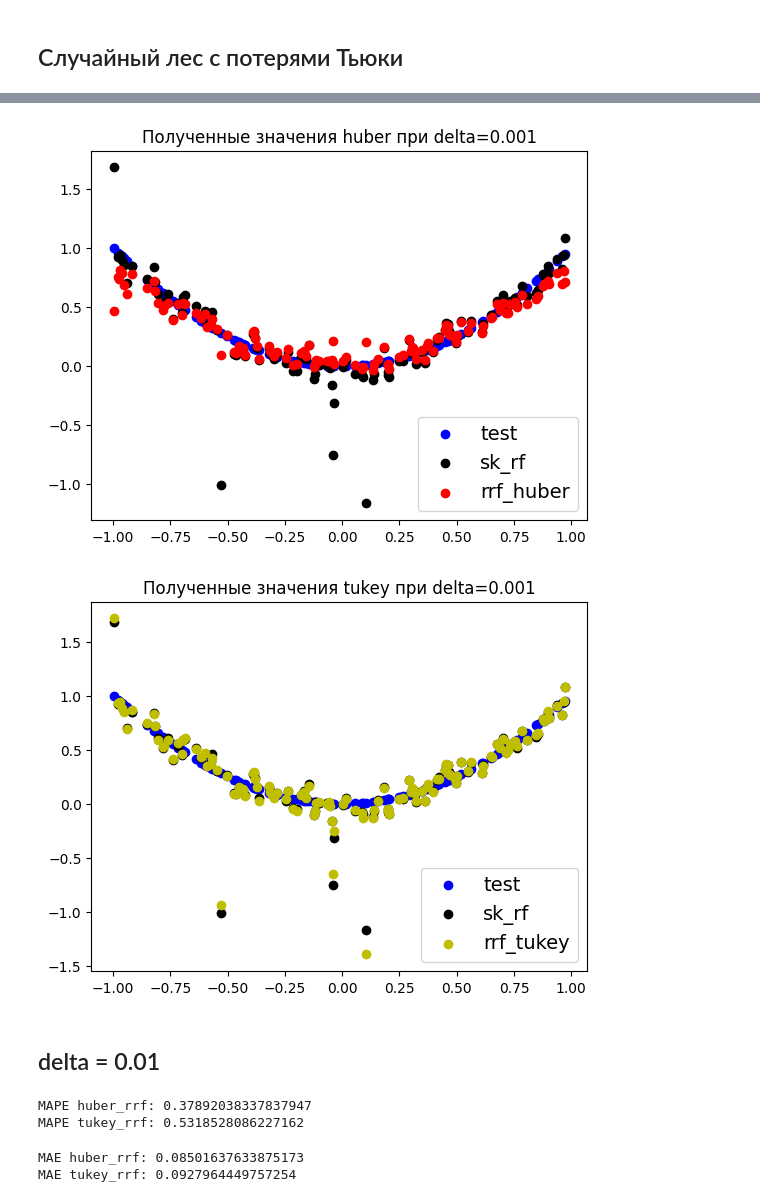
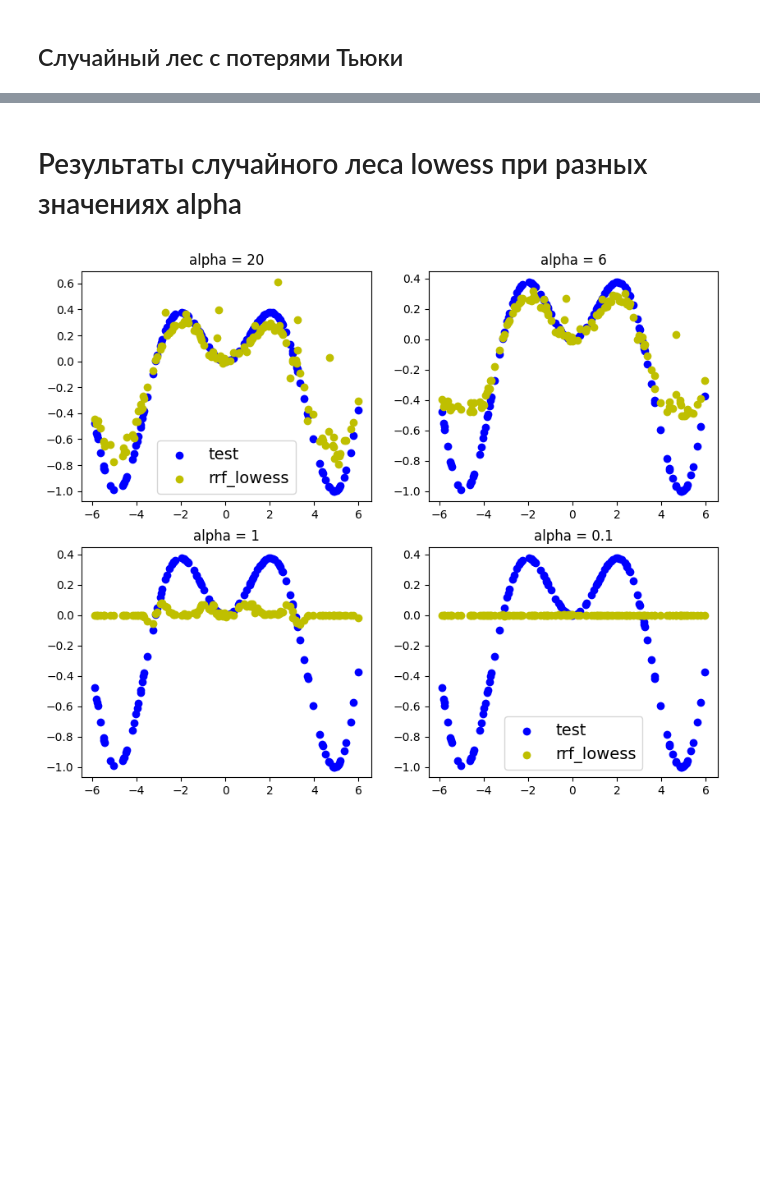
Before and after one commit to m1shutka/Robust-Radnom-Forest, a Jupyter notebook: RRF_test.ipynb, the cells around one changed output, grey strips where cells are left out. Saved outputs shown, nothing was run; the diff lists cells and outputs as text; code cells hidden in the pictures; blank space fills up the shorter version.

```diff
--- a/RRF_test.ipynb
+++ b/RRF_test.ipynb
@@ -126,38 +214,46 @@ MAE tukey_rrf: 0.09244724730400194
+# %% [markdown]
+# Результаты случайного леса lowess при разных значениях alpha
+# %%
+rrf.robustness='lowess'
+
+rrf.fit(X_train, Y_train, alpha=20)
+lowess_rrf_pred_1 = rrf.predict(X_test)
+
+rrf.fit(X_train, Y_train, alpha=6)
+lowess_rrf_pred_2 = rrf.predict(X_test)
+
+rrf.fit(X_train, Y_train, alpha=1)
+lowess_rrf_pred_3 = rrf.predict(X_test)
+
+rrf.fit(X_train, Y_train, alpha=0.1)
+lowess_rrf_pred_4 = rrf.predict(X_test)
 # %%
-plt.title(f'Полученные значения huber при delta={delta}')
+plt.figure(figsize=(10, 8))
+
+plt.subplot(2, 2, 1)
+plt.title('alpha = 20')
 plt.scatter(X_test, Y_test, color='b', label='test')
-plt.scatter(X_test, sk_rf_pred, color='black', label='sk_rf')
-plt.scatter(X_test, huber_rrf_pred, color='r', label='rrf_huber')
+plt.scatter(X_test, lowess_rrf_pred_1, color='y', label='rrf_lowess')
 plt.legend(fontsize=14)
+#plt.xlabel('x')
+#plt.ylabel('y')
+
+plt.subplot(2, 2, 2)
+plt.title('alpha = 6')
+plt.scatter(X_test, Y_test, color='b', label='test')
+plt.scatter(X_test, lowess_rrf_pred_2, color='y', label='rrf_lowess')
+
+plt.subplot(2, 2, 3)
+plt.title('alpha = 1')
+plt.scatter(X_test, Y_test, color='b', label='test')
+plt.scatter(X_test, lowess_rrf_pred_3, color='y', label='rrf_lowess')
+
+plt.subplot(2, 2, 4)
+plt.title('alpha = 0.1')
+plt.scatter(X_test, Y_test, color='b', label='test')
+plt.scatter(X_test, lowess_rrf_pred_4, color='y', label='rrf_lowess')
+plt.legend(fontsize=14)
+plt.savefig('Plots/lowess_range.png')
 plt.show()
-
-plt.title(f'Полученные значения tukey при delta={delta}')
-plt.scatter(X_test, Y_test, color='b', label='test')
-plt.scatter(X_test, sk_rf_pred, color='black', label='sk_rf')
-plt.scatter(X_test, tukey_rrf_pred, color='y', label='rrf_tukey')
-plt.legend(fontsize=14)
-plt.show()
 # %% [output]
-[figure, old version]
+[figure, new version]
-[figure, removed]
-# %% [markdown]
-## delta = 0.01
-# %%
-delta = 0.01
-
-huber_rrf.delta = delta
-huber_rrf_pred = huber_rrf.predict(X_test, optimization='huber')
-print(f'MAPE huber_rrf: {mean_absolute_percentage_error(huber_rrf_pred, Y_test)}')
-
-tukey_rrf.delta = delta
-tukey_rrf_pred = tukey_rrf.predict(X_test, optimization='tukey')
-print(f'MAPE tukey_rrf: {mean_absolute_percentage_error(tukey_rrf_pred, Y_test)}')
-# %% [output]
-MAPE huber_rrf: 0.37892038337837947
-MAPE tukey_rrf: 0.5318528086227162
-# %%
-print(f'MAE huber_rrf: {mean_absolute_error(huber_rrf_pred, Y_test)}')
-print(f'MAE tukey_rrf: {mean_absolute_error(tukey_rrf_pred, Y_test)}')
-# %% [output]
-MAE huber_rrf: 0.08501637633875173
-MAE tukey_rrf: 0.0927964449757254
```
Also changed, not shown: parts of 34 cells of this notebook, 5 other files.
